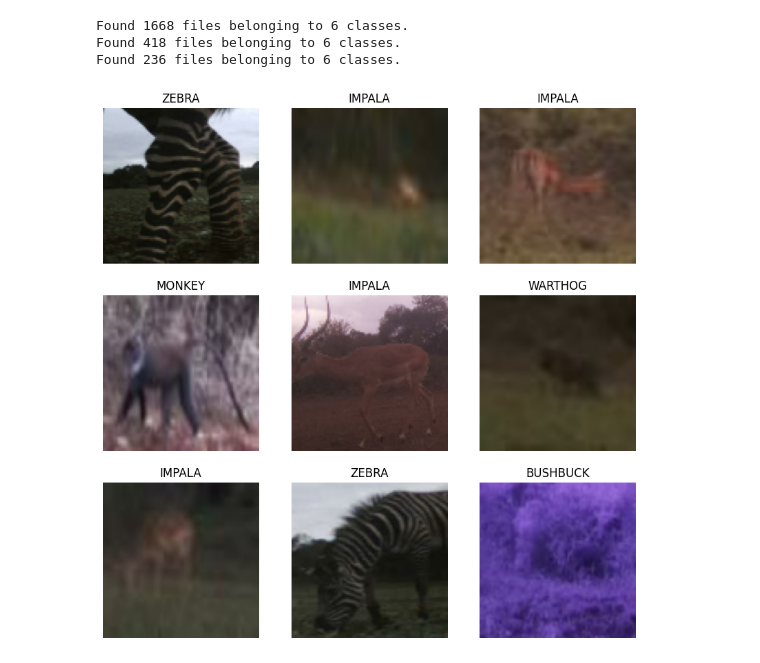
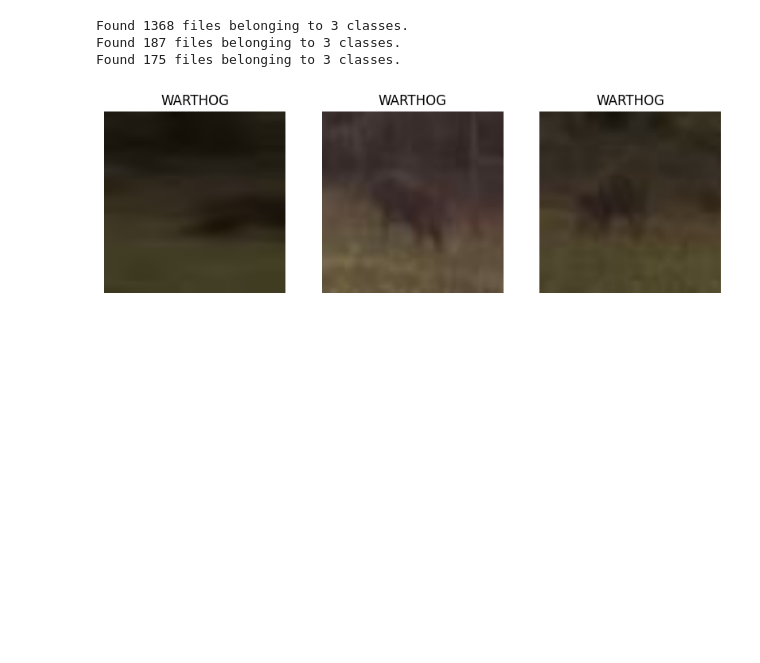
Before and after one commit to DeKUT-DSAIL/dsail-tech4wildlife, a Jupyter notebook: PART-2/camera_trap_tutorial.ipynb, the cells around one changed output. Drawn from its saved outputs; the diff is of its cells as text; code cells hidden in the pictures; blank space fills up the shorter version.

```diff
--- a/PART-2/camera_trap_tutorial.ipynb
+++ b/PART-2/camera_trap_tutorial.ipynb
@@ -80,53 +118,28 @@ helper.split_data(test_dir, test_df, 'test')
 # %%
-# load the images to tensors
-train_images_path = 'train'
-val_images_path = 'val'
-test_images_path = 'test'
+BATCH_SIZE = 3
+IMG_SIZE = (96, 96)
 
-train_tensors = tf.keras.preprocessing.image_dataset_from_directory(
-                                                                    'train',
-                                                                    image_size=(96, 96),
-                                                                    batch_size=3,
-                                                                    shuffle=True,
-                                                                    seed=random_state
-                                                                )
-val_tensors = tf.keras.preprocessing.image_dataset_from_directory(
-                                                                    'val',
-                                                                    image_size=(96, 96),
-                                                                    batch_size=3,
-                                                                    seed=random_state
-                                                                )
-test_tensors = tf.keras.preprocessing.image_dataset_from_directory(
-                                                                    'test',
-                                                                    image_size=(96, 96),
-                                                                    batch_size=3,
-                                                                    seed=random_state,
-                                                                    shuffle=False
-                                                                )
+# Load the images to tensors
+train_tensors = helper.load_images_from_dir(train_images_path, BATCH_SIZE, IMG_SIZE, shuffle=True)
+val_tensors = helper.load_images_from_dir(val_images_path, BATCH_SIZE, IMG_SIZE, shuffle=False)
+test_tensors = helper.load_images_from_dir(test_images_path, BATCH_SIZE, IMG_SIZE, shuffle=False)
 
-# extract the train images and labels
+# extract the images and labels
 train_images, train_labels = helper.extract_images_and_labels(train_tensors, normalize=True, categorical=True)
-
-# extract the validation images and labels
 val_images, val_labels = helper.extract_images_and_labels(val_tensors, normalize=True, categorical=True)
-
-# extract the test images and labels
 test_images, test_labels = helper.extract_images_and_labels(test_tensors, normalize=True, categorical=True)
 
 # Define the labels dictionary
 labels = {
-    0: 'BUSHBUCK',
-    1: 'IMPALA',
-    2: 'MONKEY',
-    3: 'WARTHOG',
-    4: 'WATERBUCK',
-    5: 'ZEBRA'
+    0: 'IMPALA',
+    1: 'WARTHOG',
+    2: 'ZEBRA'
 }
+
+# Visualize the images
+helper.visualize_images(train_tensors, BATCH_SIZE, class_names=list(labels.values()))
 # %% [output]
-Found 1668 files belonging to 6 classes.
-Found 418 files belonging to 6 classes.
-Found 236 files belonging to 6 classes.
+Found 1368 files belonging to 3 classes.
+Found 187 files belonging to 3 classes.
+Found 175 files belonging to 3 classes.
+[figure, added]
-# %%
-helper.visualize_images(train_tensors, 9)
-# %% [output]
-[figure, removed]
```
Also changed, not shown: parts of 53 cells of this notebook, 9 other files.
